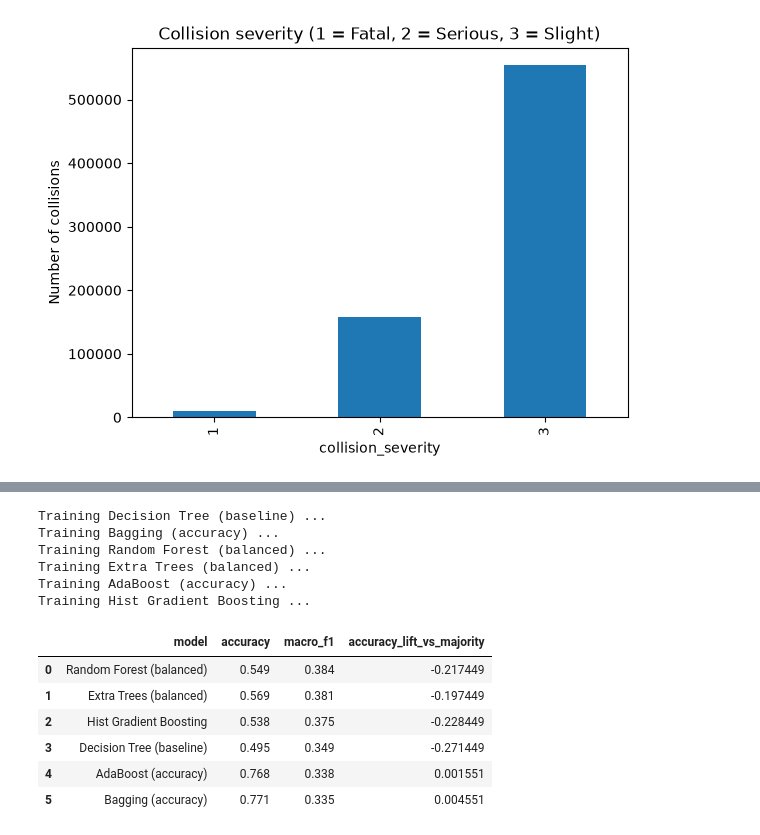
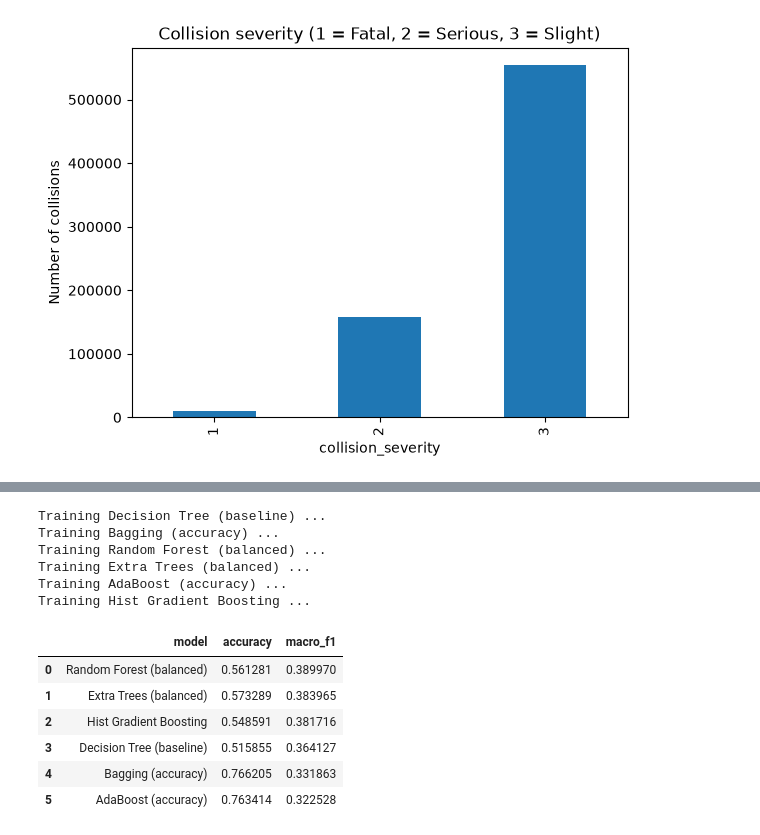
Before and after one commit to PraveenAnilKumar/Road-Collision-Severity-Predictor, a Jupyter notebook: notebooks/road accidents.ipynb, the cells around one changed output, grey strips where cells are left out. Drawn from its saved outputs; the diff is of its cells as text; code cells hidden in the pictures.

Commit message:
Prepare project for GitHub

```diff
--- a/notebooks/road accidents.ipynb
+++ b/notebooks/road accidents.ipynb
@@ -13,9 +14,17 @@ from sklearn.ensemble import (BaggingClassifier, RandomForestClassifier, ExtraTr
 RANDOM_STATE = 42
 LABELS = {1: "Fatal", 2: "Serious", 3: "Slight"}
 # %%
-CSV_COLLISION = "dft-road-casualty-statistics-collision-1979-latest-published-year.csv"
-CSV_VEHICLE   = "dft-road-casualty-statistics-vehicle-1979-latest-published-year.csv"
-CSV_CASUALTY  = "dft-road-casualty-statistics-casualty-1979-latest-published-year.csv"
+from pathlib import Path
+
+# Resolve the raw data files from the project root, even when Jupyter starts
+# with the notebooks folder as its working directory.
+PROJECT_DIR = Path.cwd()
+if not (PROJECT_DIR / "data" / "raw").is_dir():
+    PROJECT_DIR = next((parent for parent in Path.cwd().parents if (parent / "data" / "raw").is_dir()), PROJECT_DIR)
+DATA_DIR = PROJECT_DIR / "data" / "raw"
+CSV_COLLISION = DATA_DIR / "dft-road-casualty-statistics-collision-1979-latest-published-year.csv"
+CSV_VEHICLE   = DATA_DIR / "dft-road-casualty-statistics-vehicle-1979-latest-published-year.csv"
+CSV_CASUALTY  = DATA_DIR / "dft-road-casualty-statistics-casualty-1979-latest-published-year.csv"
 
 MIN_YEAR = 2019
 
@@ -170,55 +195,52 @@ print(X_train.shape, X_test.shape)
 # %%
-X_small = X_train.sample(200_000, random_state=RANDOM_STATE)
+# Use a large but bounded training sample for model comparison; compare candidates on 2023 only.
+X_small = X_train.sample(min(200_000, len(X_train)), random_state=RANDOM_STATE)
 y_small = y_train.loc[X_small.index]
 
 def tree(depth, **kw):
     return DecisionTreeClassifier(max_depth=depth, class_weight="balanced", random_state=RANDOM_STATE, **kw)
 
 models = {
     "Decision Tree (baseline)": tree(10),
-    # Accuracy-focused model: do not rebalance classes when overall accuracy is the goal.
-    "Bagging (accuracy)":       BaggingClassifier(estimator=DecisionTreeClassifier(max_depth=15, min_samples_leaf=20, random_state=RANDOM_STATE), n_estimators=30,n_jobs=1, random_state=RANDOM_STATE),
-    "Random Forest (balanced)": RandomForestClassifier(n_estimators=100, max_depth=15, min_samples_leaf=20,class_weight="balanced", n_jobs=2, random_state=RANDOM_STATE),
-    "Extra Trees (balanced)":   ExtraTreesClassifier(n_estimators=100, max_depth=15, min_samples_leaf=20,class_weight="balanced", n_jobs=2, random_state=RANDOM_STATE),
-    "AdaBoost (accuracy)":      AdaBoostClassifier(estimator=DecisionTreeClassifier(max_depth=2, random_state=RANDOM_STATE), n_estimators=100, random_state=RANDOM_STATE),
-    "Hist Gradient Boosting":   HistGradientBoostingClassifier(max_iter=200, class_weight="balanced",random_state=RANDOM_STATE),
+    "Bagging (accuracy)": BaggingClassifier(estimator=DecisionTreeClassifier(max_depth=15, min_samples_leaf=20, random_state=RANDOM_STATE), n_estimators=30, n_jobs=1, random_state=RANDOM_STATE),
+    "Random Forest (balanced)": RandomForestClassifier(n_estimators=100, max_depth=15, min_samples_leaf=20, class_weight="balanced", n_jobs=2, random_state=RANDOM_STATE),
+    "Extra Trees (balanced)": ExtraTreesClassifier(n_estimators=100, max_depth=15, min_samples_leaf=20, class_weight="balanced", n_jobs=2, random_state=RANDOM_STATE),
+    "AdaBoost (accuracy)": AdaBoostClassifier(estimator=DecisionTreeClassifier(max_depth=2, random_state=RANDOM_STATE), n_estimators=100, random_state=RANDOM_STATE),
+    "Hist Gradient Boosting": HistGradientBoostingClassifier(max_iter=200, class_weight="balanced", random_state=RANDOM_STATE),
 }
 
 results = []
 trained = {}
-predictions = {}
-
+val_predictions = {}
 for name, model in models.items():
     print("Training", name, "...")
     model.fit(X_small, y_small)
-    pred = model.predict(X_test)
-
+    pred = model.predict(X_val)
     trained[name] = model
-    predictions[name] = pred
+    val_predictions[name] = pred
     results.append({
         "model": name,
-        "accuracy": round(accuracy_score(y_test, pred), 3),
-        "macro_f1": round(f1_score(y_test, pred, average="macro"), 3),
+        "accuracy": accuracy_score(y_val, pred),
+        "macro_f1": f1_score(y_val, pred, average="macro"),
     })
 
 results_df = pd.DataFrame(results)
-results_df["accuracy_lift_vs_majority"] = results_df["accuracy"] - y_test.value_counts(normalize=True).max()
 results_df_macro_f1 = results_df.sort_values("macro_f1", ascending=False).reset_index(drop=True)
 results_df_macro_f1
 # %% [output]
 Training Decision Tree (baseline) ...
 Training Bagging (accuracy) ...
 Training Random Forest (balanced) ...
 Training Extra Trees (balanced) ...
 Training AdaBoost (accuracy) ...
 Training Hist Gradient Boosting ...
-|  | model | accuracy | macro_f1 | accuracy_lift_vs_majority |
-| 0 | Random Forest (balanced) | 0.549 | 0.384 | -0.217449 |
-| 1 | Extra Trees (balanced) | 0.569 | 0.381 | -0.197449 |
-| 2 | Hist Gradient Boosting | 0.538 | 0.375 | -0.228449 |
-| 3 | Decision Tree (baseline) | 0.495 | 0.349 | -0.271449 |
-| 4 | AdaBoost (accuracy) | 0.768 | 0.338 | 0.001551 |
-| 5 | Bagging (accuracy) | 0.771 | 0.335 | 0.004551 |
+|  | model | accuracy | macro_f1 |
+| 0 | Random Forest (balanced) | 0.561281 | 0.389970 |
+| 1 | Extra Trees (balanced) | 0.573289 | 0.383965 |
+| 2 | Hist Gradient Boosting | 0.548591 | 0.381716 |
+| 3 | Decision Tree (baseline) | 0.515855 | 0.364127 |
+| 4 | Bagging (accuracy) | 0.766205 | 0.331863 |
+| 5 | AdaBoost (accuracy) | 0.763414 | 0.322528 |
 # %%
 results_df_accuracy_score = results_df.sort_values("accuracy", ascending=False).reset_index(drop=True)
 results_df_accuracy_score
```
Also changed, not shown: parts of 19 cells of this notebook, 22 other files.
